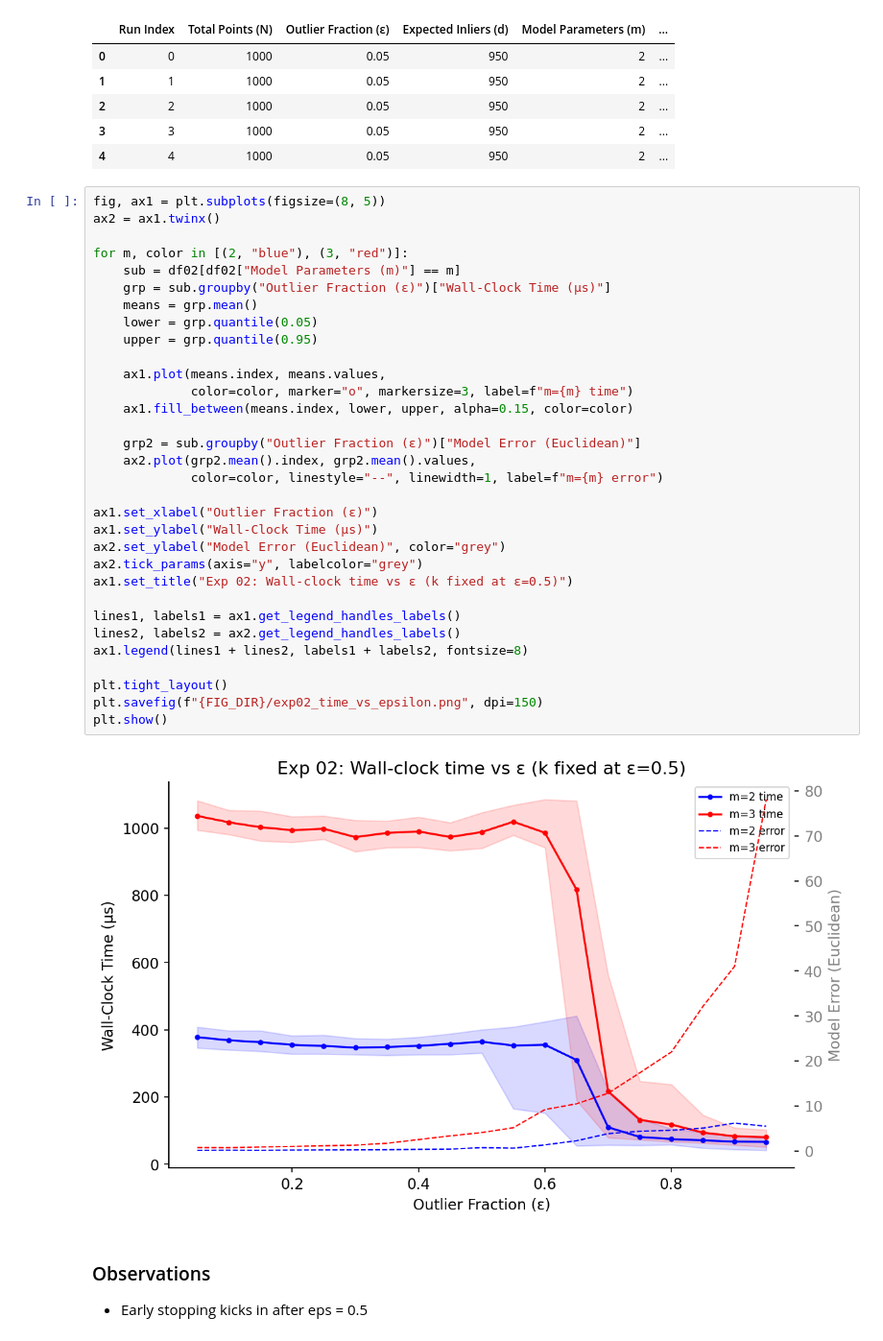
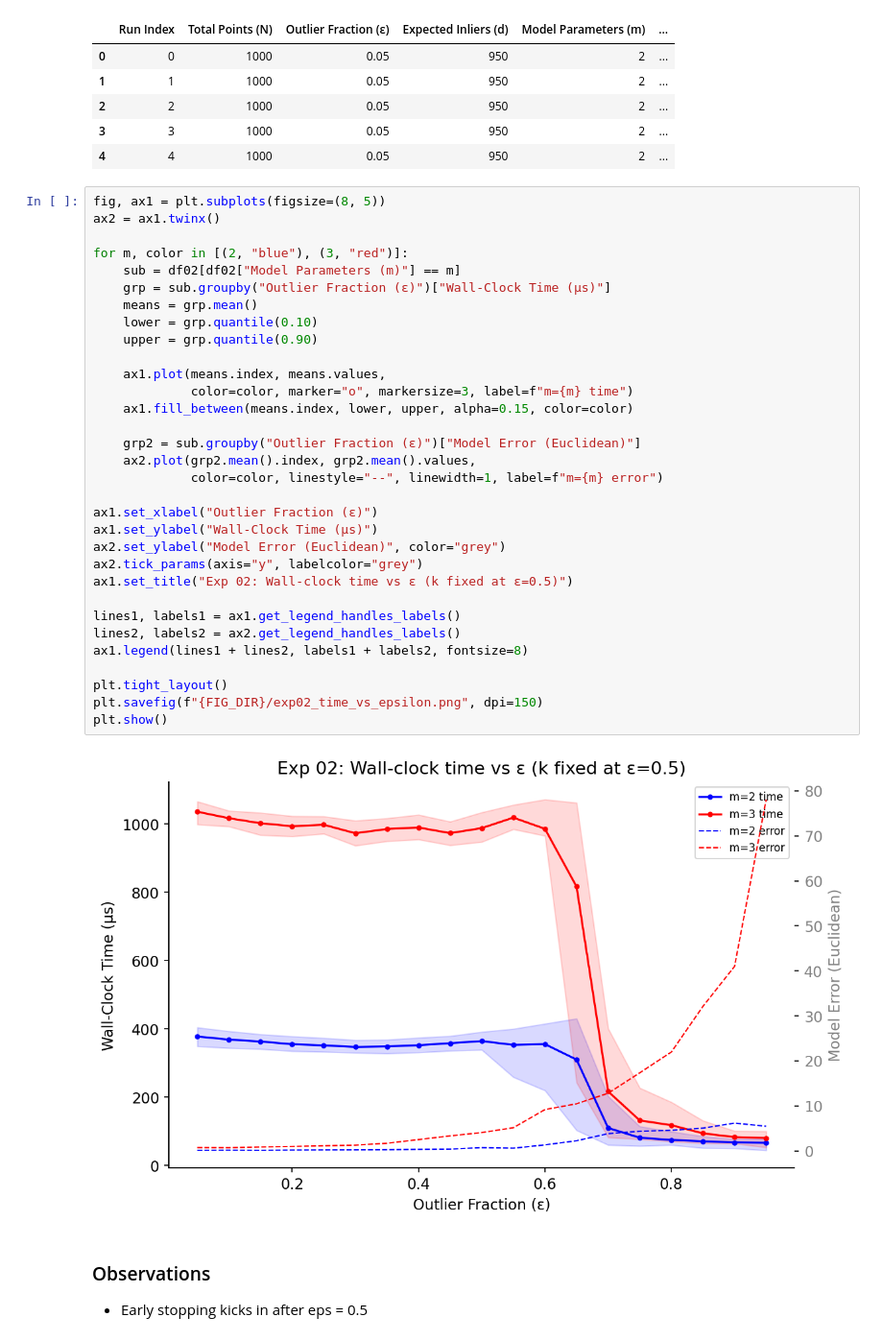
Before and after one commit to arshsinghphd/RANSAC-analysis, a Jupyter notebook: empirical_analysis/ransac_notebook.ipynb, the cells around one changed output. Shown at 96% size. Cells and saved outputs as stored; diff of their text form.

```diff
--- a/empirical_analysis/ransac_notebook.ipynb
+++ b/empirical_analysis/ransac_notebook.ipynb
@@ -125,36 +125,36 @@ df02.head()
 fig, ax1 = plt.subplots(figsize=(8, 5))
 ax2 = ax1.twinx()
 
 for m, color in [(2, "blue"), (3, "red")]:
     sub = df02[df02["Model Parameters (m)"] == m]
     grp = sub.groupby("Outlier Fraction (ε)")["Wall-Clock Time (μs)"]
     means = grp.mean()
-    lower = grp.quantile(0.05)
-    upper = grp.quantile(0.95)
+    lower = grp.quantile(0.10)
+    upper = grp.quantile(0.90)
 
     ax1.plot(means.index, means.values,
              color=color, marker="o", markersize=3, label=f"m={m} time")
     ax1.fill_between(means.index, lower, upper, alpha=0.15, color=color)
 
     grp2 = sub.groupby("Outlier Fraction (ε)")["Model Error (Euclidean)"]
     ax2.plot(grp2.mean().index, grp2.mean().values,
              color=color, linestyle="--", linewidth=1, label=f"m={m} error")
 
 ax1.set_xlabel("Outlier Fraction (ε)")
 ax1.set_ylabel("Wall-Clock Time (μs)")
 ax2.set_ylabel("Model Error (Euclidean)", color="grey")
 ax2.tick_params(axis="y", labelcolor="grey")
 ax1.set_title("Exp 02: Wall-clock time vs ε (k fixed at ε=0.5)")
 
 lines1, labels1 = ax1.get_legend_handles_labels()
 lines2, labels2 = ax2.get_legend_handles_labels()
 ax1.legend(lines1 + lines2, labels1 + labels2, fontsize=8)
 
 plt.tight_layout()
 plt.savefig(f"{FIG_DIR}/exp02_time_vs_epsilon.png", dpi=150)
 plt.show()
 # %% [output]
-[figure, old version]
+[figure, new version]
 # %% [markdown]
 ### Observations
 * Early stopping kicks in after eps = 0.5
```
Also changed, not shown: parts of 3 cells of this notebook.
